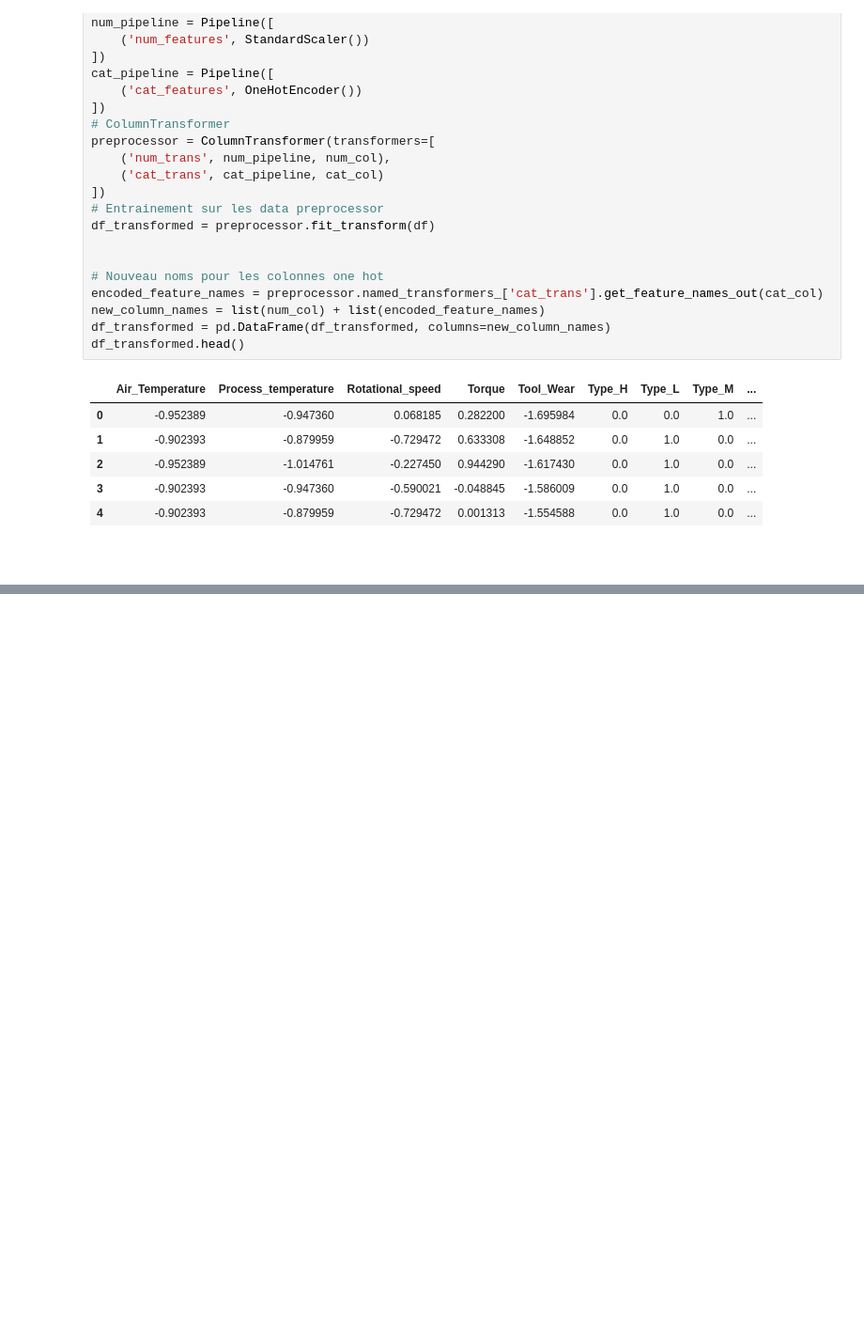
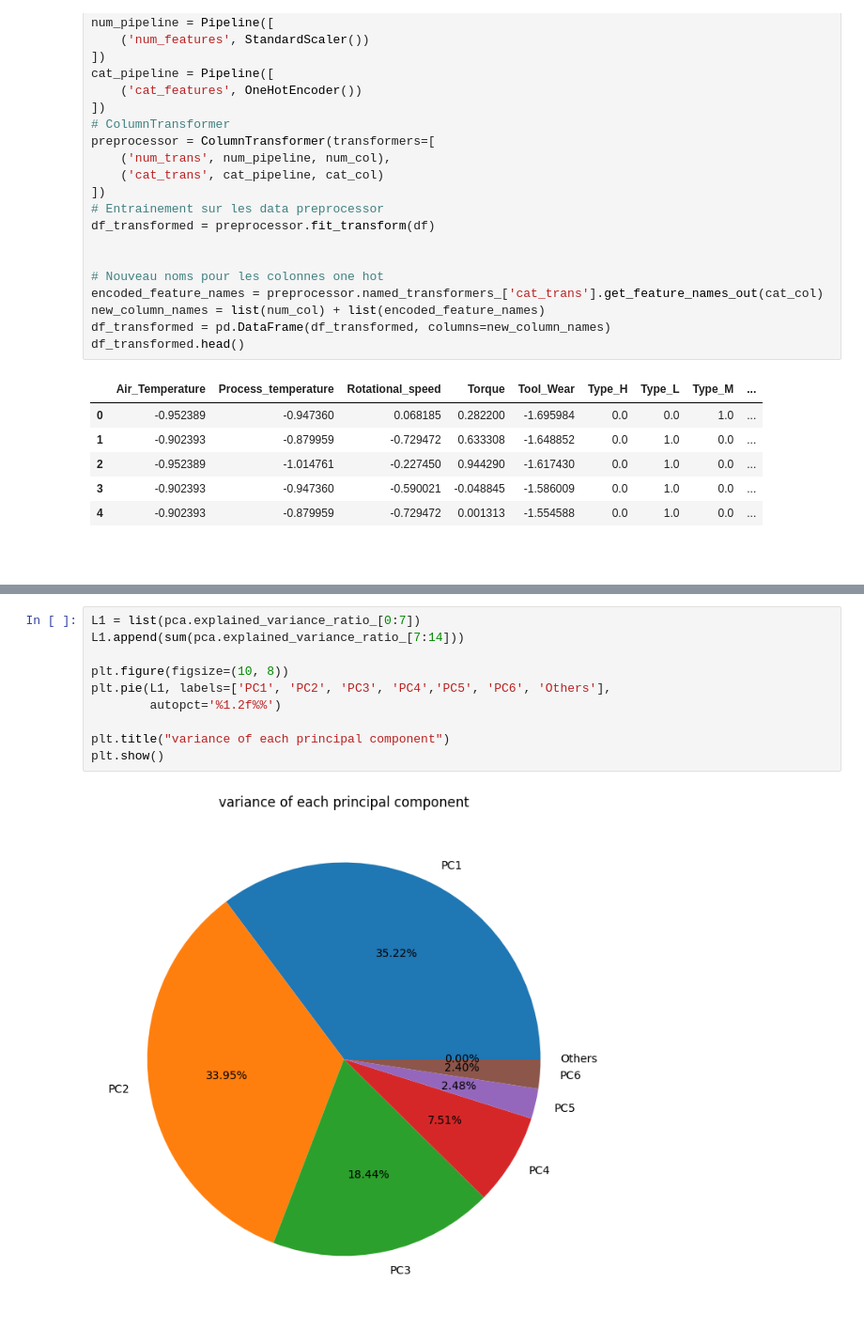
Before and after one commit to Konarovic/Maintenance, a Jupyter notebook: notebook/1_exploration.ipynb, the cells around one changed output, grey strips where cells are left out. Shown at 94% size. Drawn from its saved outputs; the diff is of its cells as text; blank space fills up the shorter version.

```diff
--- a/notebook/1_exploration.ipynb
+++ b/notebook/1_exploration.ipynb
@@ -475,0 +512,12 @@ df_transformed.to_csv(os.path.join(config.DATA_DIR, 'maintenance_data_clean.csv'
+# %%
+L1 = list(pca.explained_variance_ratio_[0:7])
+L1.append(sum(pca.explained_variance_ratio_[7:14]))
+
+plt.figure(figsize=(10, 8))
+plt.pie(L1, labels=['PC1', 'PC2', 'PC3', 'PC4','PC5', 'PC6', 'Others'],
+        autopct='%1.2f%%')
+
+plt.title("variance of each principal component")
+plt.show()
+# %% [output]
+[figure, added]
```
Also changed, not shown: parts of 24 cells of this notebook, 2 other files.
